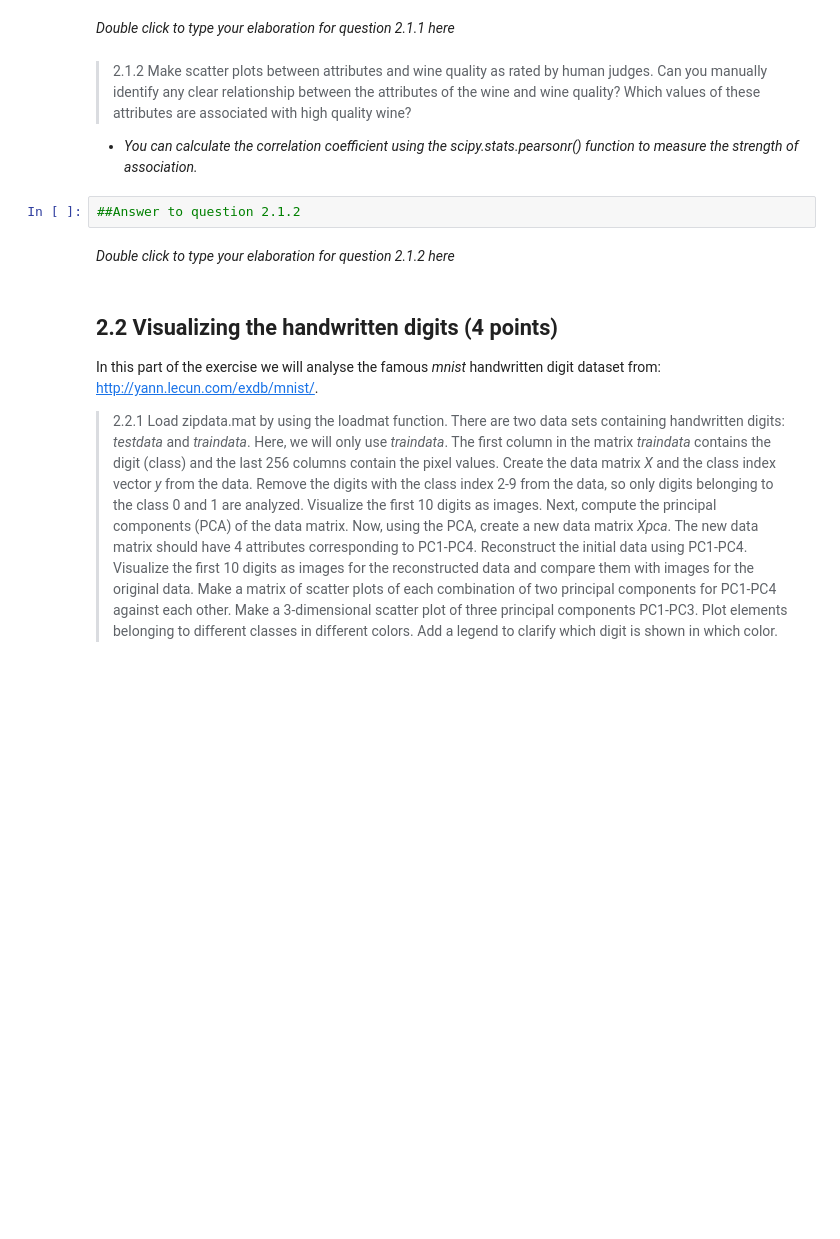
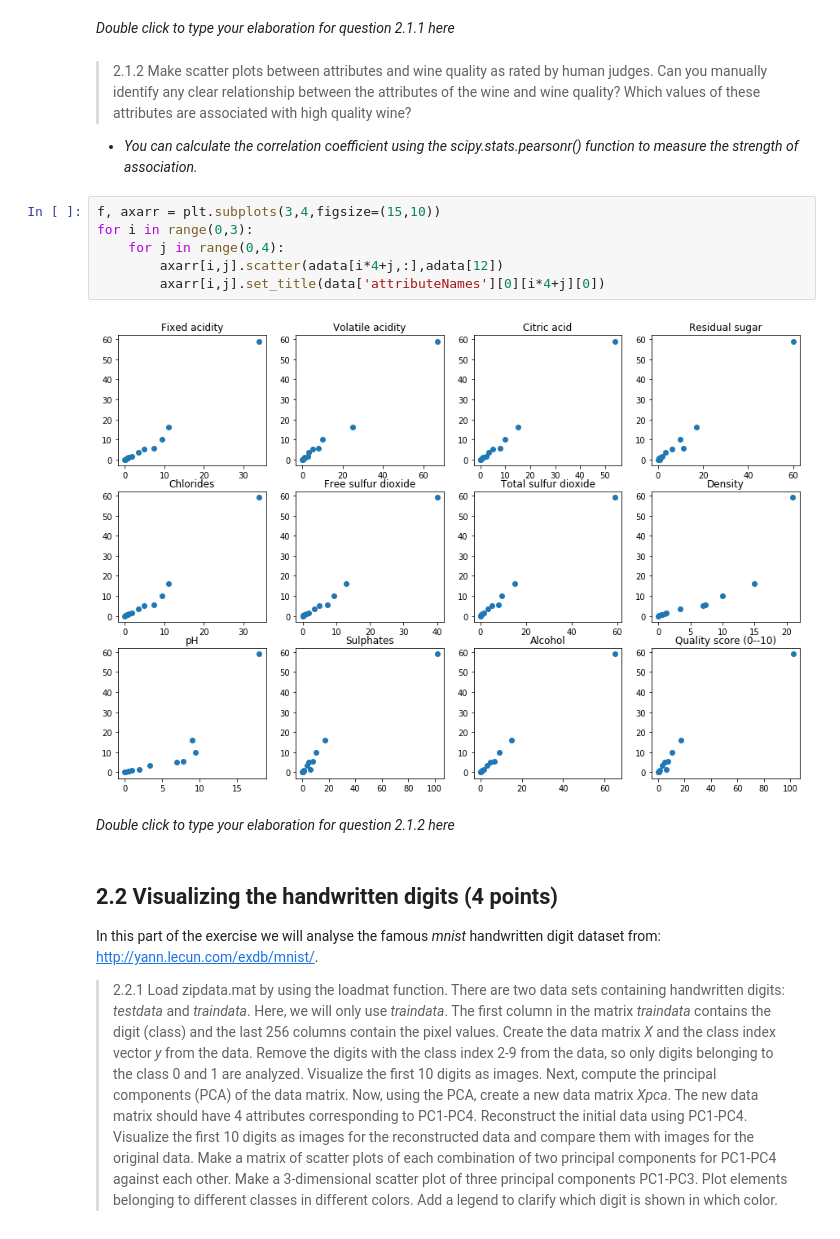
Before and after one commit to obp3ter/Data-Mining, a Jupyter notebook: Assignment_2/Assignment_2.ipynb, the cells around one changed output. Drawn from its saved outputs; the diff is of its cells as text; blank space fills up the shorter version.

```diff
--- a/Assignment_2/Assignment_2.ipynb
+++ b/Assignment_2/Assignment_2.ipynb
@@ -58,8 +131,14 @@ http://cogsys.compute.dtu.dk. Any sale or commercial distribution is strictly fo
 # %% [markdown]
 > 2.1.2 Make scatter plots between attributes and wine quality as rated by human judges. Can you manually identify any clear relationship between the attributes of the wine and wine quality? Which values of these attributes are associated with high quality wine?
 + *You can calculate the correlation coefficient using the scipy.stats.pearsonr() function to measure the strength of association.*
-# %%
-##Answer to question 2.1.2
+# %%
+f, axarr = plt.subplots(3,4,figsize=(15,10))
+for i in range(0,3):
+    for j in range(0,4):
+        axarr[i,j].scatter(adata[i*4+j,:],adata[12])
+        axarr[i,j].set_title(data['attributeNames'][0][i*4+j][0])
+# %% [output]
+[figure, added]
 # %% [markdown]
 *Double click to type your elaboration for question 2.1.2 here*
 # %% [markdown]
```
Also changed, not shown: parts of 5 cells of this notebook.
